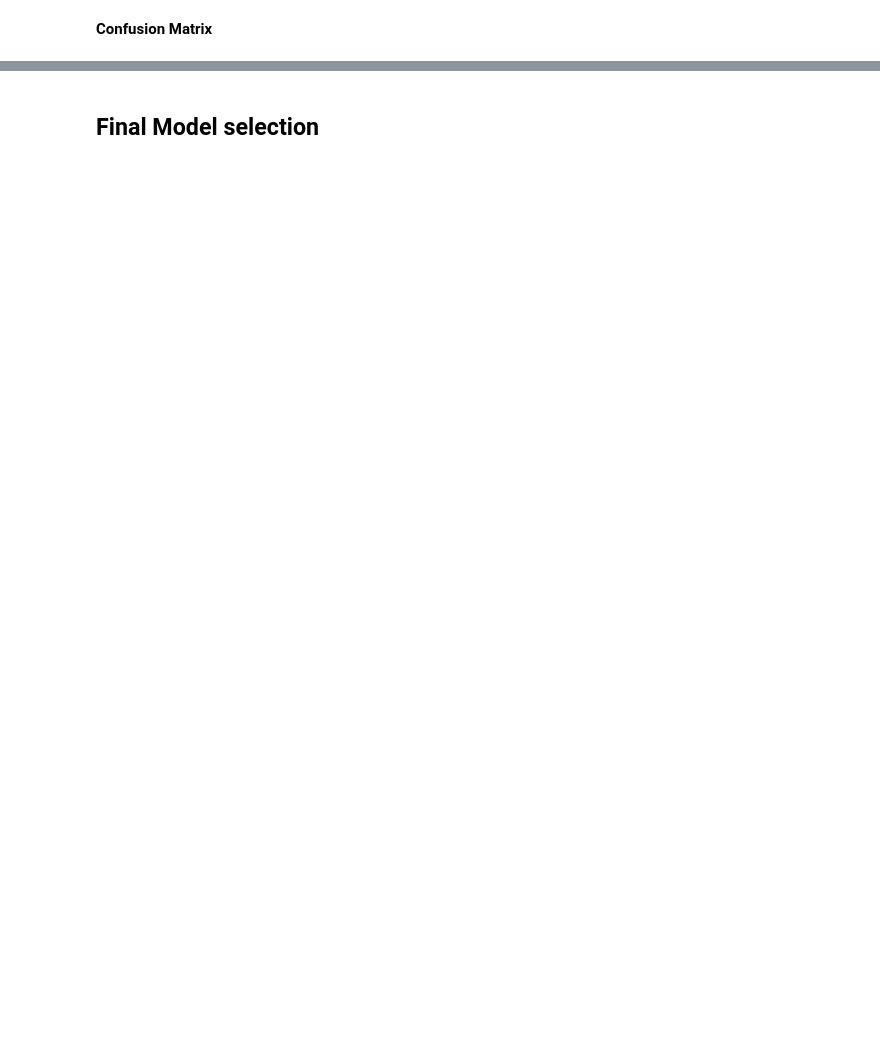
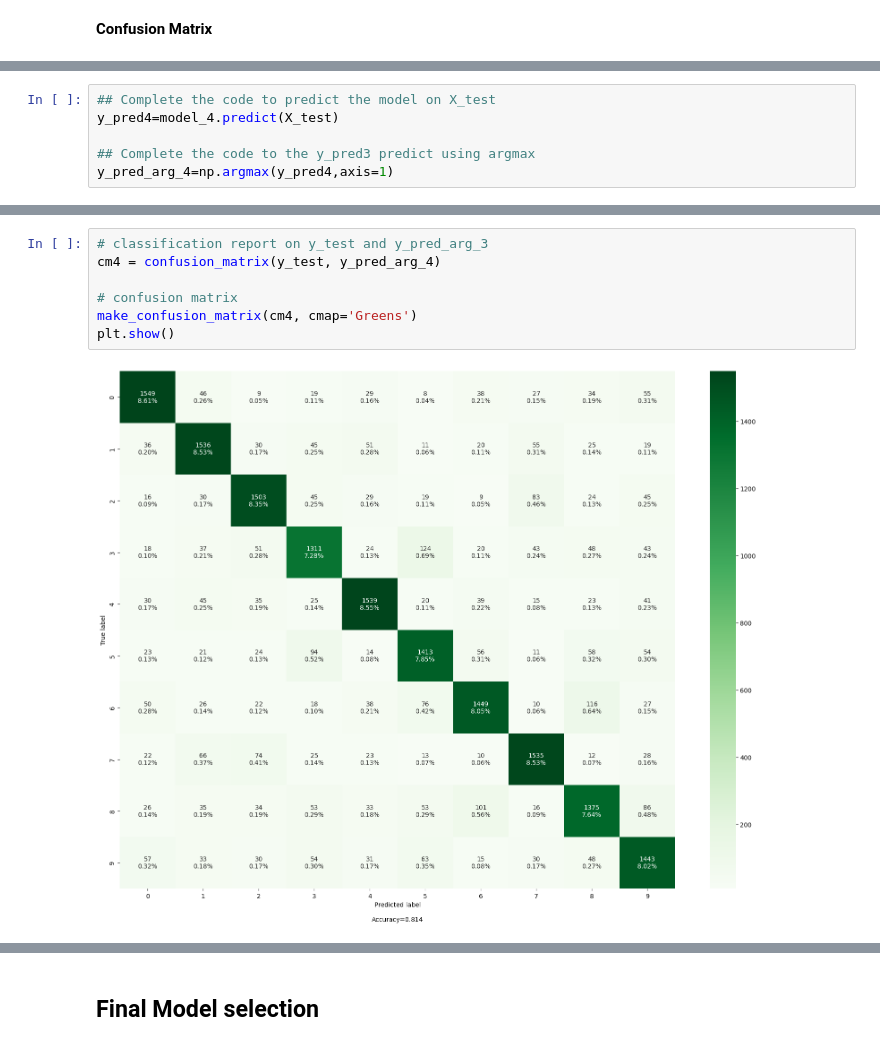
Before and after one commit to Joyfreaky/SVHN-Digit-Recognition, a Jupyter notebook: INN_Additional_Project_SVHN_Digit_Recognition.ipynb, the cells around one changed output, grey strips where cells are left out. Cells and saved outputs as stored; diff of their text form; blank space fills up the shorter version.

```diff
--- a/INN_Additional_Project_SVHN_Digit_Recognition.ipynb
+++ b/INN_Additional_Project_SVHN_Digit_Recognition.ipynb
@@ -786,0 +888,6 @@ plt.show()
+# %%
+## Complete the code to predict the model on X_test
+y_pred4=model_4.predict(X_test)
+
+## Complete the code to the y_pred3 predict using argmax
+y_pred_arg_4=np.argmax(y_pred4,axis=1)
@@ -786,0 +917,9 @@ plt.show()
+# %%
+# classification report on y_test and y_pred_arg_3
+cm4 = confusion_matrix(y_test, y_pred_arg_4)
+
+# confusion matrix
+make_confusion_matrix(cm4, cmap='Greens')
+plt.show()
+# %% [output]
+[figure, added]
```
Also changed, not shown: parts of 46 cells of this notebook.
